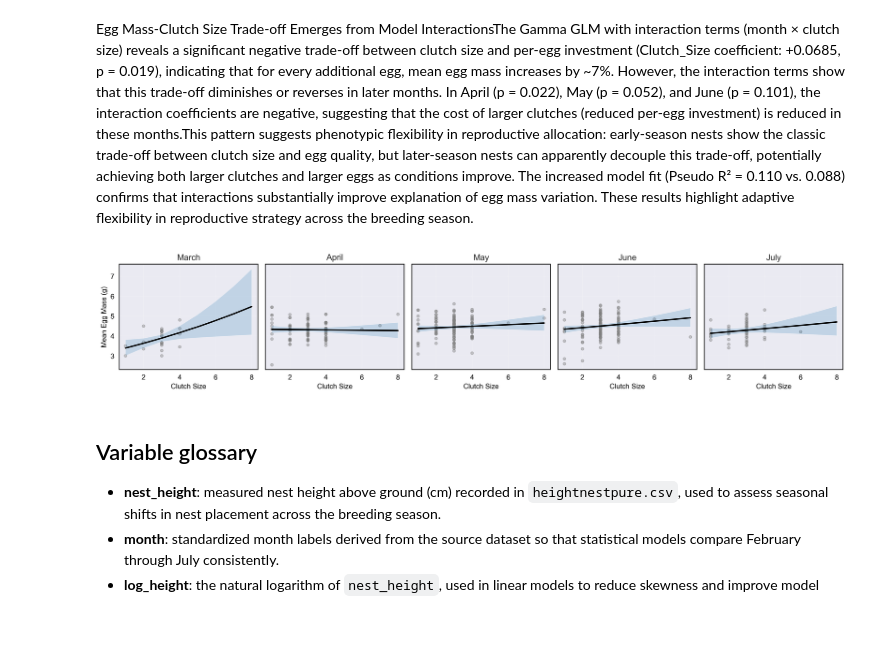
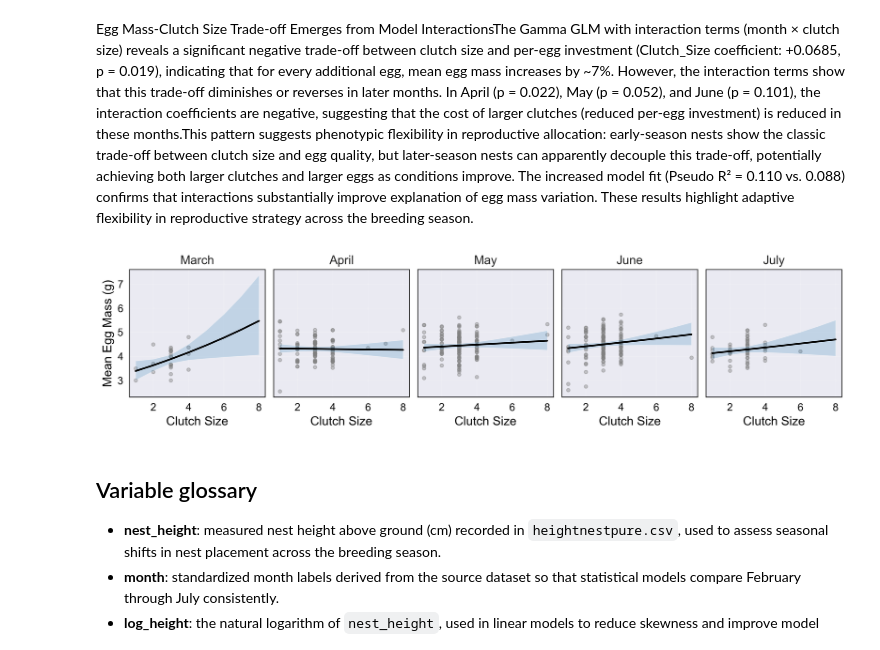
Before and after one commit to jorgelizarazo94/Mimus_sourse, a Jupyter notebook: Supplementary 1.ipynb, the cells around one changed output. Saved outputs shown, nothing was run; the diff lists cells and outputs as text; code cells hidden in the pictures; blank space fills up the shorter version.

```diff
--- a/Supplementary 1.ipynb
+++ b/Supplementary 1.ipynb
@@ -283,31 +283,39 @@ plt.show()
 # %%
 
 filtered_data = average_weekly_data[(average_weekly_data.index >= '2006-01-01') & (average_weekly_data.index <= '2006-09-20')]
-fig, ax = plt.subplots(figsize=(10, 3), dpi=300)
+fig, ax = plt.subplots(figsize=(12, 3), dpi=300)  # 🔧 mismo ancho
 
 ax.axvspan(mdates.datestr2num('2006-01-01'), mdates.datestr2num('2006-03-01'), facecolor='gray', alpha=0.5)
 ax.axvspan(mdates.datestr2num('2006-07-30'), mdates.datestr2num('2006-08-31'), facecolor='gray', alpha=0.5)
-plt.subplots_adjust(left=0.05, right=0.95)
+plt.subplots_adjust(left=0.05, right=0.95)  # 🔧 lo dejo, pero ya no afecta tanto
+
 ax.plot(filtered_data[["Temp @ 10m (C)"]], color='#543530', label="10m")
 ax.plot(filtered_data[["Temp @ 2m (C)"]], color='#543F30', label="2m")
 ax.plot(filtered_data[["Temp @ 60cm (C)"]], color='#502E0A', label="60cm")
 ax.plot(filtered_data[["Soil Temp (C)"]], color='#DD2611', label="Soil")
 #ax.plot(filtered_data[["Dew Point Temp (C)"]], color='#B8B305', label="Temperature")
-ax.set_ylabel("Temperature (C)", fontsize=12)
+
+ax.set_ylabel("Temperature (°C)", fontsize=14)  # 🔧 igual que los otros panels
+
 ax.xaxis.set_major_locator(mdates.MonthLocator())
 ax.xaxis.set_major_formatter(mdates.DateFormatter('%B'))
+
 ax.set_xlim([mdates.datestr2num('2006-01-20'), mdates.datestr2num('2006-08-31')])
+
 # Force axis elements to black
 for spine in ax.spines.values():
     spine.set_color('black')
-    spine.set_linewidth(1)
+    spine.set_linewidth(0.8)  # 🔧 igual que los otros
 
-ax.tick_params(axis='both', colors='black')
+ax.tick_params(axis='both', colors='black', labelsize=12)  # 🔧 mismo tamaño de ticks
+
 ax.xaxis.label.set_color('black')
 ax.yaxis.label.set_color('black')
 
-ax.legend(loc='lower right', fontsize=9.5)
-ax.grid()
+ax.legend(loc='lower right', fontsize=9)  # 🔧 consistente con el resto
+ax.grid(alpha=0.2)  # 🔧 mismo estilo
+
+plt.tight_layout()
 plt.savefig('Figures/Temperature_2.png', dpi=300, transparent=True)
 plt.show()
 # %% [output]
@@ -1407,7 +1418,7 @@ pred_grid['upper'] = pred_summary['mean_ci_upper']
 # %%
 months = nest_data['month'].cat.categories
 
-fig, axes = plt.subplots(1, 5, figsize=(15, 3), sharey=True, dpi=300)
+fig, axes = plt.subplots(1, 5, figsize=(12, 3), sharey=True, dpi=300)  # 🔧 mismo ancho
 
 for ax, month in zip(axes, months):
 
@@ -1429,40 +1440,40 @@ for ax, month in zip(axes, months):
     # Predicted line
     ax.plot(
         pred_sub['Clutch_Size'],
         pred_sub['mean'],
         color='black',
         linewidth=2
     )
 
     # CI ribbon
     ax.fill_between(
         pred_sub['Clutch_Size'],
         pred_sub['lower'],
         pred_sub['upper'],
         alpha=0.2
     )
 
-    ax.set_title(month)
-    ax.set_xlabel("Clutch Size")
+    ax.set_title(month, fontsize=14)  # 🔧 tamaño consistente
+    ax.set_xlabel("Clutch Size", fontsize=14)  # 🔧 tamaño consistente
     ax.grid(alpha=0.2)
 
 
 for ax in axes:
     for spine in ax.spines.values():
         spine.set_color('black')
-        spine.set_linewidth(1)
+        spine.set_linewidth(0.8)  # 🔧 mismo grosor
 
-    ax.tick_params(axis='both', colors='black')
+    ax.tick_params(axis='both', colors='black', labelsize=12)  # 🔧 mismo tamaño ticks
     ax.xaxis.label.set_color('black')
     ax.yaxis.label.set_color('black')
 
-axes[0].set_ylabel("Mean Egg Mass (g)")
+axes[0].set_ylabel("Mean Egg Mass (g)", fontsize=14)  # 🔧 consistente
 
 plt.tight_layout()
-plt.savefig("EggMass_Interaction_Panels.png", dpi=300, bbox_inches='tight')
+plt.savefig("Figures/EggMass_Interaction_Panels.png", dpi=300, bbox_inches='tight', transparent=True)
 plt.show()
 # %% [output]
-[figure, old version]
+[figure, new version]
 # %% [markdown]
 ## Variable glossary
 - **nest_height**: measured nest height above ground (cm) recorded in `heightnestpure.csv`, used to assess seasonal shifts in nest placement across the breeding season.
```
Also changed, not shown: parts of 23 cells of this notebook, 3 other files.
